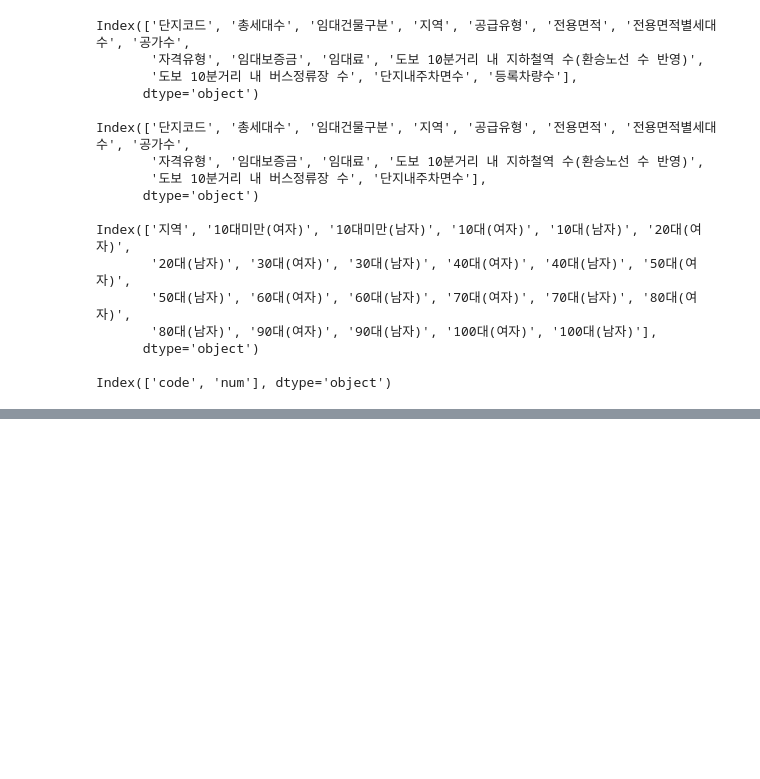
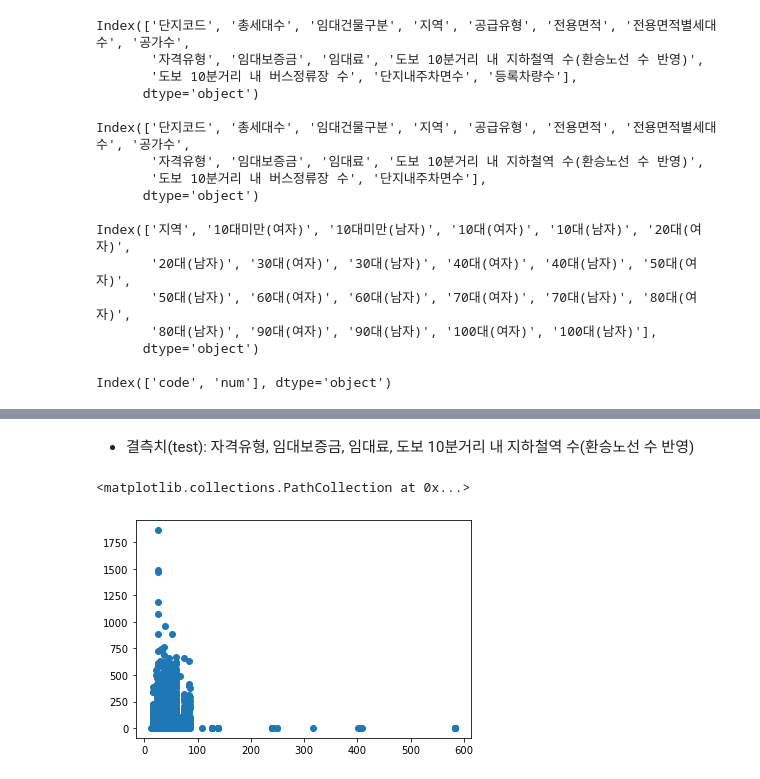
Before and after one commit to heehelena/Dacon_ParkingDemand, a Jupyter notebook: 01_데이터셋_살펴보기.ipynb, the cells around one changed output, grey strips where cells are left out. Drawn from its saved outputs; the diff is of its cells as text; code cells hidden in the pictures; blank space fills up the shorter version.

```diff
--- a/01_데이터셋_살펴보기.ipynb
+++ b/01_데이터셋_살펴보기.ipynb
@@ -55,0 +137,2 @@ Index(['code', 'num'], dtype='object')
+# %% [markdown]
+* 결측치(test): 자격유형, 임대보증금, 임대료, 도보 10분거리 내 지하철역 수(환승노선 수 반영)
@@ -55,0 +142,5 @@ Index(['code', 'num'], dtype='object')
+# %%
+plt.scatter(x='전용면적', y='전용면적별세대수', data=train)
+# %% [output]
+<matplotlib.collections.PathCollection at 0x...>
+[figure, added]
```
Also changed, not shown: parts of 23 cells of this notebook, 1 other file.
